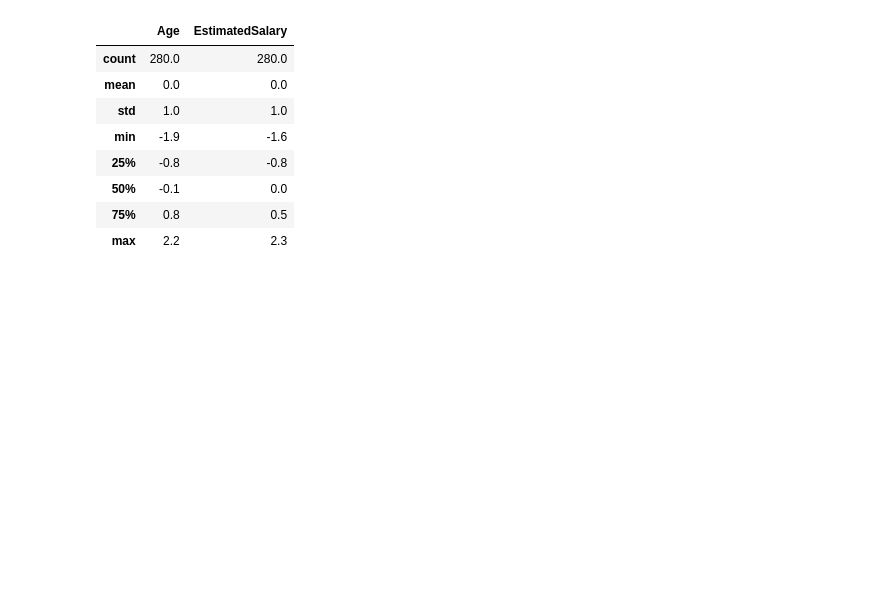
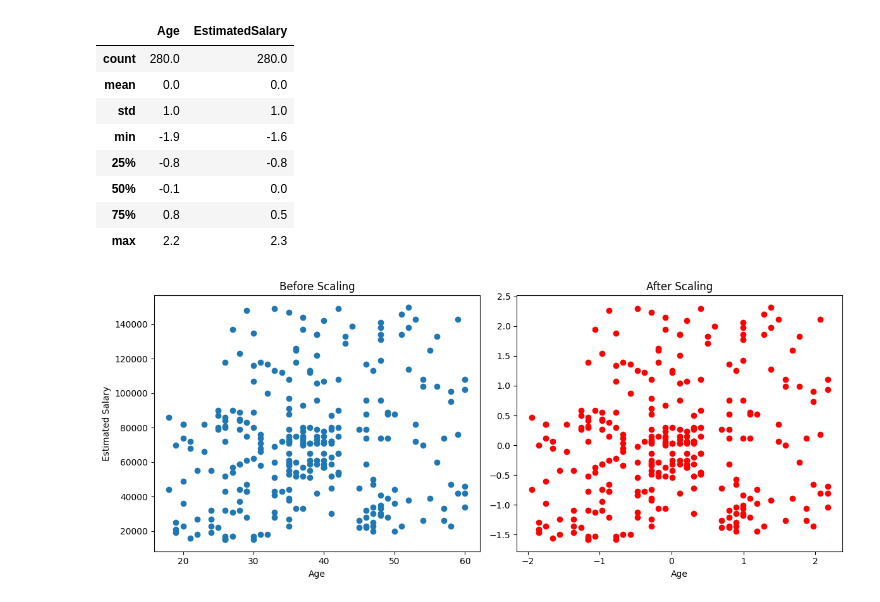
Before and after one commit to Prabesh562/learning-Feature-Engineering-DS, a Jupyter notebook: Feature-Scaling Standarization.ipynb, the cells around one changed output. Drawn from its saved outputs; the diff is of its cells as text; code cells hidden in the pictures; blank space fills up the shorter version.

Commit message:
Visually seeing if performing Standarization scaling actually affects our data or not

```diff
--- a/Feature-Scaling Standarization.ipynb
+++ b/Feature-Scaling Standarization.ipynb
@@ -153,0 +156,24 @@ np.round(X_train_scaled1.describe(), 1)
+# %%
+# To visualize two scatter plots side-by-side, you can use the plt.subplots() function to create a grid with one row and two columns.
+
+# 1. Create a figure with 1 row and 2 columns
+fig, (ax1, ax2) = plt.subplots(1, 2, figsize=(12, 5))
+
+# 2. Plot the first scatter plot on the left axis (ax1)
+ax1.scatter(x='Age', y='EstimatedSalary', data=X_train)
+ax1.set_title("Before Scaling")
+ax1.set_xlabel("Age")
+ax1.set_ylabel("Estimated Salary")
+
+# 3. Plot the second scatter plot on the right axis (ax2)
+# Replace 'OtherColumn' with your actual data column
+ax2.scatter(x='Age', y='EstimatedSalary', data=X_train_scaled1, color='red')
+ax2.set_title("After Scaling")
+ax2.set_xlabel("Age")
+ax1.set_ylabel("Estimated Salary")
+
+# 4. Use tight_layout to prevent overlapping labels
+plt.tight_layout()
+plt.show()
+# %% [output]
+[figure, added]
```
Also changed, not shown: parts of 2 cells of this notebook.
